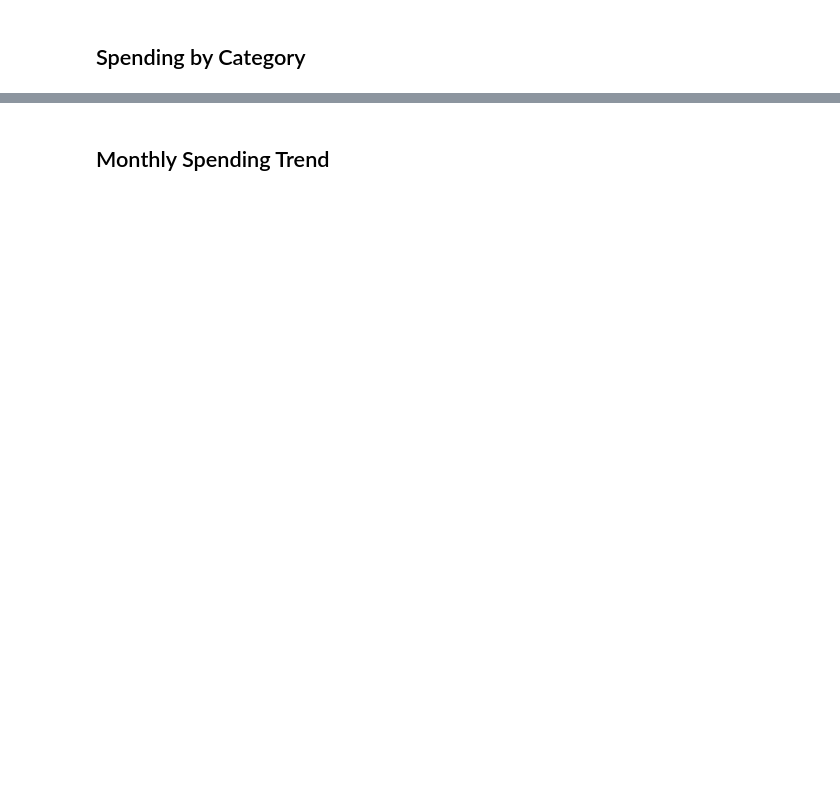
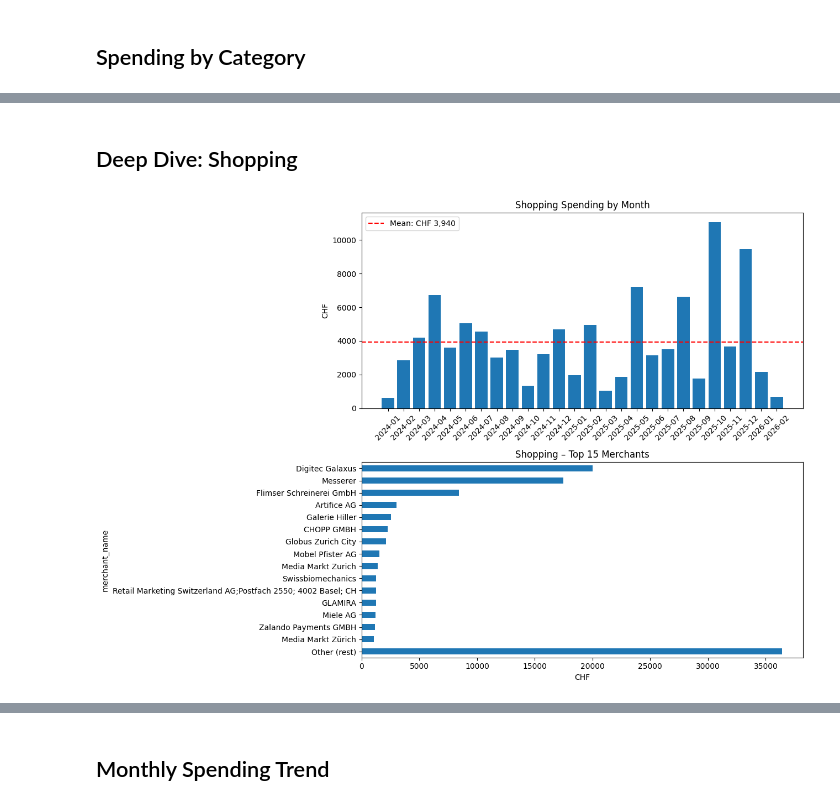
Before and after one commit to mazhewitt/budget-analyser, a Jupyter notebook: analysis.ipynb, the cells around one changed output, grey strips where cells are left out. Cells and saved outputs as stored; diff of their text form; code cells hidden in the pictures; blank space fills up the shorter version.

```diff
--- a/analysis.ipynb
+++ b/analysis.ipynb
@@ -50,0 +173,74 @@ plt.show()
+# %% [markdown]
+## Deep Dive: Shopping
+# %%
+shopping = (
+    spending
+    .filter(pl.col("category") == "Shopping")
+    .with_columns(
+        pl.when(pl.col("merchant_name").str.to_lowercase().str.contains("digitec|galaxus|digitc|galaxu"))
+        .then(pl.lit("Digitec Galaxus"))
+        .when(pl.col("merchant_name").str.to_lowercase().str.contains("messerer"))
+        .then(pl.lit("Messerer"))
+        .otherwise(pl.col("merchant_name"))
+        .alias("merchant_name")
+    )
+)
+
+# Top merchants
+shopping_merchants = (
+    shopping
+    .group_by("merchant_name")
+    .agg([
+        pl.col("amount").sum().alias("total_chf"),
+        pl.col("amount").count().alias("transactions"),
+        pl.col("amount").mean().alias("avg_per_txn"),
+    ])
+    .sort("total_chf", descending=True)
+)
+
+# Monthly trend
+shopping_monthly = (
+    shopping
+    .group_by("month")
+    .agg(pl.col("amount").sum().alias("total_chf"))
+    .sort("month")
+)
+
+fig, axes = plt.subplots(2, 1, figsize=(13, 9))
+
+# Monthly spend
+sm_pd = shopping_monthly.to_pandas().set_index("month")
+axes[0].bar(sm_pd.index, sm_pd["total_chf"])
+mean_monthly = sm_pd["total_chf"].mean()
+axes[0].axhline(y=mean_monthly, color="red", linestyle="--", label=f"Mean: CHF {mean_monthly:,.0f}")
+axes[0].set_ylabel("CHF")
+axes[0].set_title("Shopping Spending by Month")
+axes[0].tick_params(axis="x", rotation=45)
+axes[0].legend()
+
+# Top merchants bar
+top_n = 15
+top_shopping = shopping_merchants.head(top_n)
+remaining = shopping_merchants.slice(top_n)["total_chf"].sum()
+import pandas as pd
+bar_data = top_shopping.select(["merchant_name", "total_chf"]).to_pandas()
+if remaining > 0:
+    bar_data = pd.concat([bar_data, pd.DataFrame({"merchant_name": ["Other (rest)"], "total_chf": [remaining]})], ignore_index=True)
+bar_data = bar_data.set_index("merchant_name")
+bar_data["total_chf"].plot.barh(ax=axes[1])
+axes[1].set_xlabel("CHF")
+axes[1].set_title(f"Shopping – Top {top_n} Merchants")
+axes[1].invert_yaxis()
+
+plt.tight_layout()
+plt.show()
+
+print(f"Total Shopping spend: CHF {shopping['amount'].sum():,.2f} across {shopping.height} transactions")
+print(f"Unique merchants: {shopping_merchants.height}")
+print(f"\nTop 20 merchants:")
+print(shopping_merchants.head(20))
+
+print(f"\nClassification source for Shopping transactions:")
+print(shopping.group_by("source").agg([pl.len().alias("count"), pl.col("confidence").mean().alias("avg_confidence")]).sort("count", descending=True))
+# %% [output]
+[figure, added]
```
Also changed, not shown: parts of 17 cells of this notebook, 32 other files.
